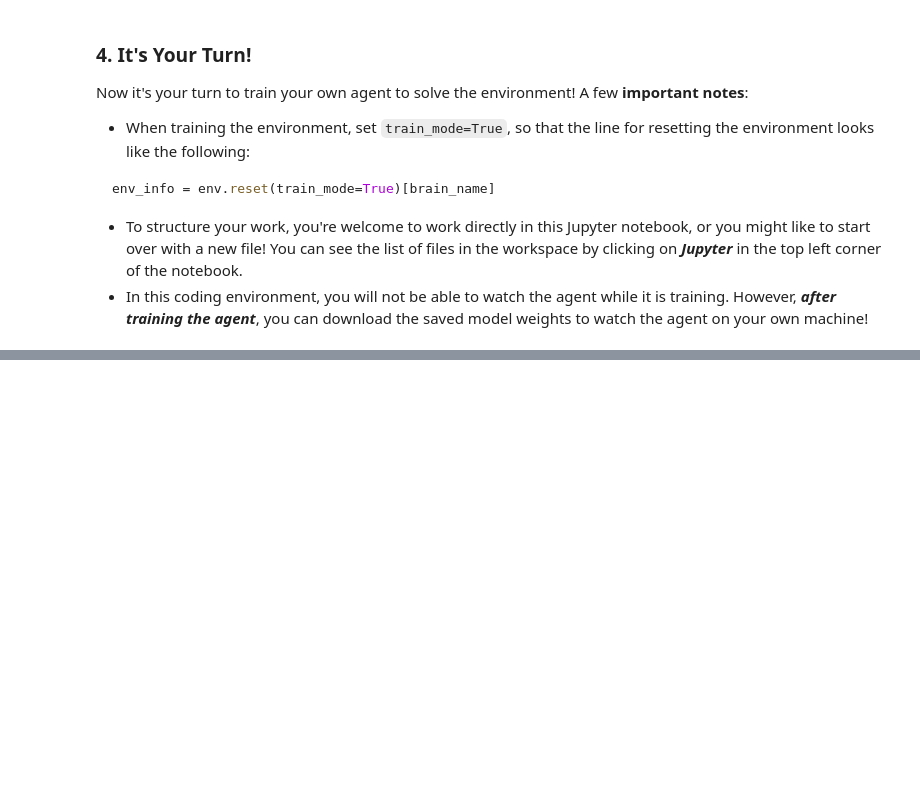
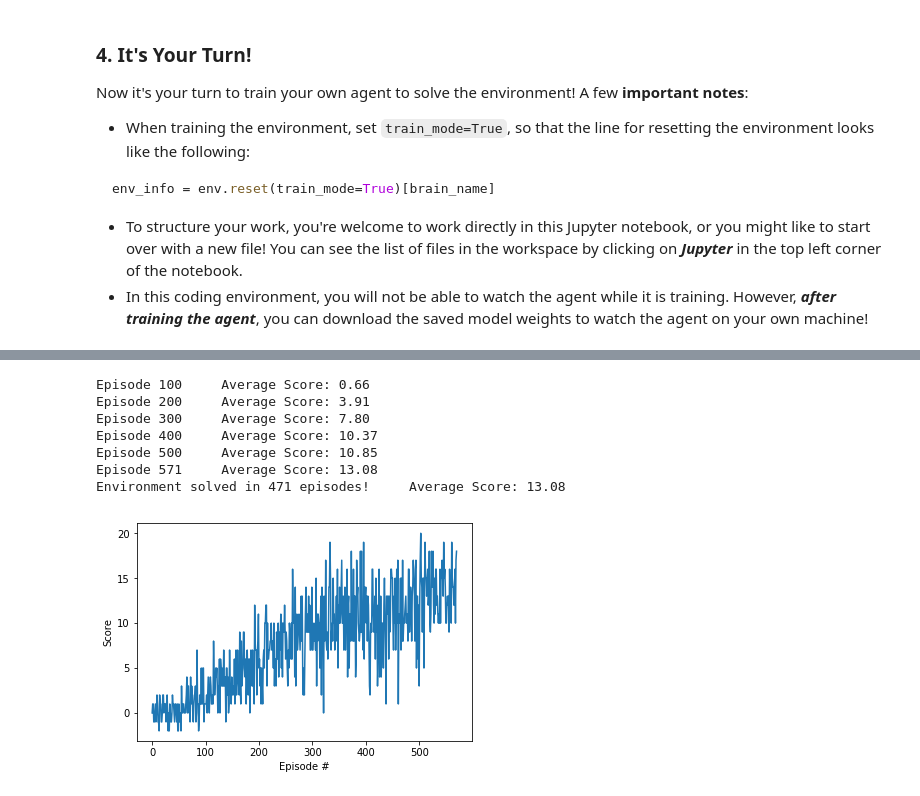
Before and after one commit to bkocis/DRLND_Pr_1_Navigation, a Jupyter notebook: Navigation.ipynb, the cells around one changed output, grey strips where cells are left out. Saved outputs shown, nothing was run; the diff lists cells and outputs as text; code cells hidden in the pictures; blank space fills up the shorter version.

```diff
--- a/Navigation.ipynb
+++ b/Navigation.ipynb
@@ -217,0 +266,25 @@ env.close()
+# %%
+# BUFFER_SIZE = 1e7
+
+from dqn_agent import Agent
+
+agent = Agent(state_size, action_size,  seed=0, dueling=True )
+
+scores = dqn('dqn_dueling_Replay_Buffer-1e7.pth',n_episodes=600)
+
+# plot the scores
+fig = plt.figure()
+ax = fig.add_subplot(111)
+plt.plot(np.arange(len(scores)), scores)
+plt.ylabel('Score')
+plt.xlabel('Episode #')
+plt.show()
+# %% [output]
+Episode 100     Average Score: 0.66
+Episode 200     Average Score: 3.91
+Episode 300     Average Score: 7.80
+Episode 400     Average Score: 10.37
+Episode 500     Average Score: 10.85
+Episode 571     Average Score: 13.08
+Environment solved in 471 episodes!     Average Score: 13.08
+[figure, added]
```
Also changed, not shown: parts of 16 cells of this notebook, 3 other files.
